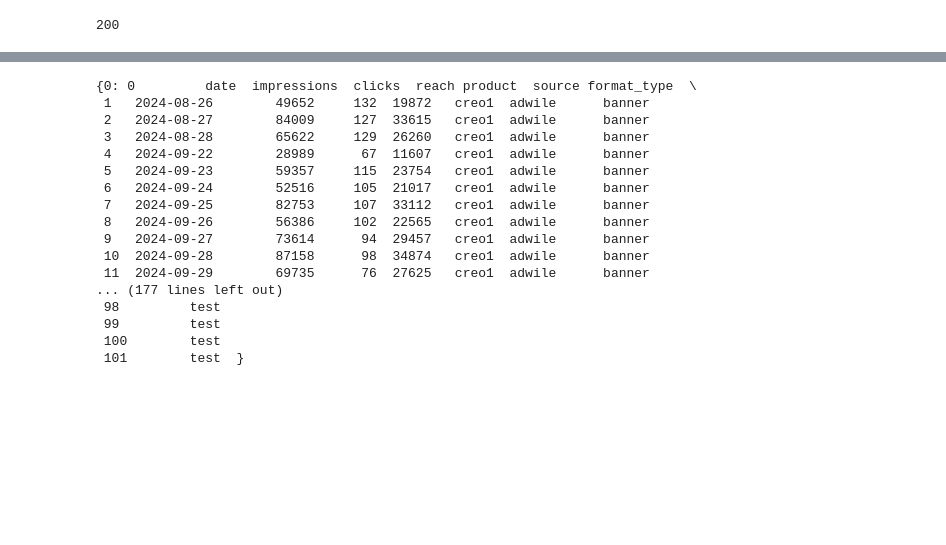
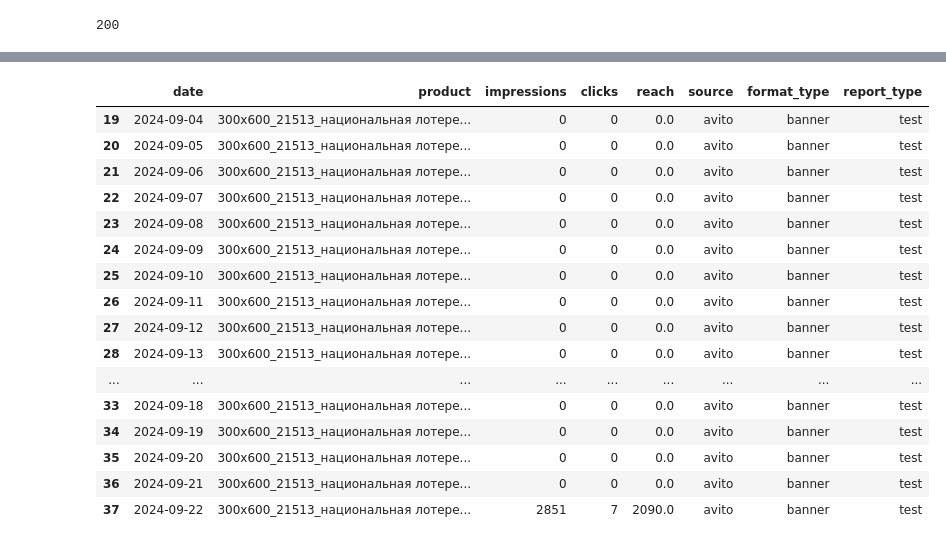
Before and after one commit to aget777/yandex_disk_parser, a Jupyter notebook: test_file.ipynb, the cells around one changed output, grey strips where cells are left out. Saved outputs shown, nothing was run; the diff lists cells and outputs as text; code cells hidden in the pictures; blank space fills up the shorter version.

```diff
--- a/test_file.ipynb
+++ b/test_file.ipynb
@@ -153,20 +178,20 @@ for i in range(len(start_index_list)):
 # %%
-tmp_banner_dict
+tmp_banner_dict['300x600_21513_национальная лотерея_new_id_99760']
 # %% [output]
-{0: 0         date  impressions  clicks  reach product  source format_type  \
- 1   2024-08-26        49652     132  19872   creo1  adwile      banner
- 2   2024-08-27        84009     127  33615   creo1  adwile      banner
- 3   2024-08-28        65622     129  26260   creo1  adwile      banner
- 4   2024-09-22        28989      67  11607   creo1  adwile      banner
- 5   2024-09-23        59357     115  23754   creo1  adwile      banner
- 6   2024-09-24        52516     105  21017   creo1  adwile      banner
- 7   2024-09-25        82753     107  33112   creo1  adwile      banner
- 8   2024-09-26        56386     102  22565   creo1  adwile      banner
- 9   2024-09-27        73614      94  29457   creo1  adwile      banner
- 10  2024-09-28        87158      98  34874   creo1  adwile      banner
- 11  2024-09-29        69735      76  27625   creo1  adwile      banner
-... (177 lines left out)
- 98         test
- 99         test
- 100        test
- 101        test  }
+|  | date | product | impressions | clicks | reach | source | format_type | report_type |
+| 19 | 2024-09-04 | 300x600_21513_национальная лотере... | 0 | 0 | 0.0 | avito | banner | test |
+| 20 | 2024-09-05 | 300x600_21513_национальная лотере... | 0 | 0 | 0.0 | avito | banner | test |
+| 21 | 2024-09-06 | 300x600_21513_национальная лотере... | 0 | 0 | 0.0 | avito | banner | test |
+| 22 | 2024-09-07 | 300x600_21513_национальная лотере... | 0 | 0 | 0.0 | avito | banner | test |
+| 23 | 2024-09-08 | 300x600_21513_национальная лотере... | 0 | 0 | 0.0 | avito | banner | test |
+| 24 | 2024-09-09 | 300x600_21513_национальная лотере... | 0 | 0 | 0.0 | avito | banner | test |
+| 25 | 2024-09-10 | 300x600_21513_национальная лотере... | 0 | 0 | 0.0 | avito | banner | test |
+| 26 | 2024-09-11 | 300x600_21513_национальная лотере... | 0 | 0 | 0.0 | avito | banner | test |
+| 27 | 2024-09-12 | 300x600_21513_национальная лотере... | 0 | 0 | 0.0 | avito | banner | test |
+| 28 | 2024-09-13 | 300x600_21513_национальная лотере... | 0 | 0 | 0.0 | avito | banner | test |
+| ... | ... | ... | ... | ... | ... | ... | ... | ... |
+| 33 | 2024-09-18 | 300x600_21513_национальная лотере... | 0 | 0 | 0.0 | avito | banner | test |
+| 34 | 2024-09-19 | 300x600_21513_национальная лотере... | 0 | 0 | 0.0 | avito | banner | test |
+| 35 | 2024-09-20 | 300x600_21513_национальная лотере... | 0 | 0 | 0.0 | avito | banner | test |
+| 36 | 2024-09-21 | 300x600_21513_национальная лотере... | 0 | 0 | 0.0 | avito | banner | test |
+| 37 | 2024-09-22 | 300x600_21513_национальная лотере... | 2851 | 7 | 2090.0 | avito | banner | test |
```
Also changed, not shown: parts of 13 cells of this notebook, 5 other files.
